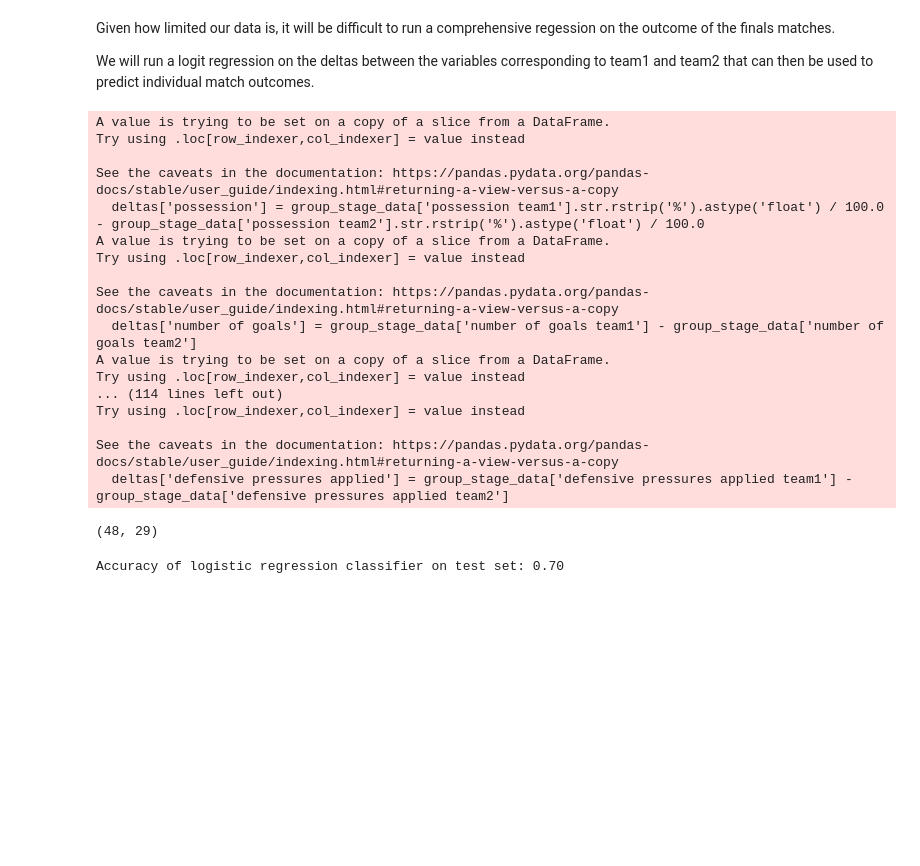
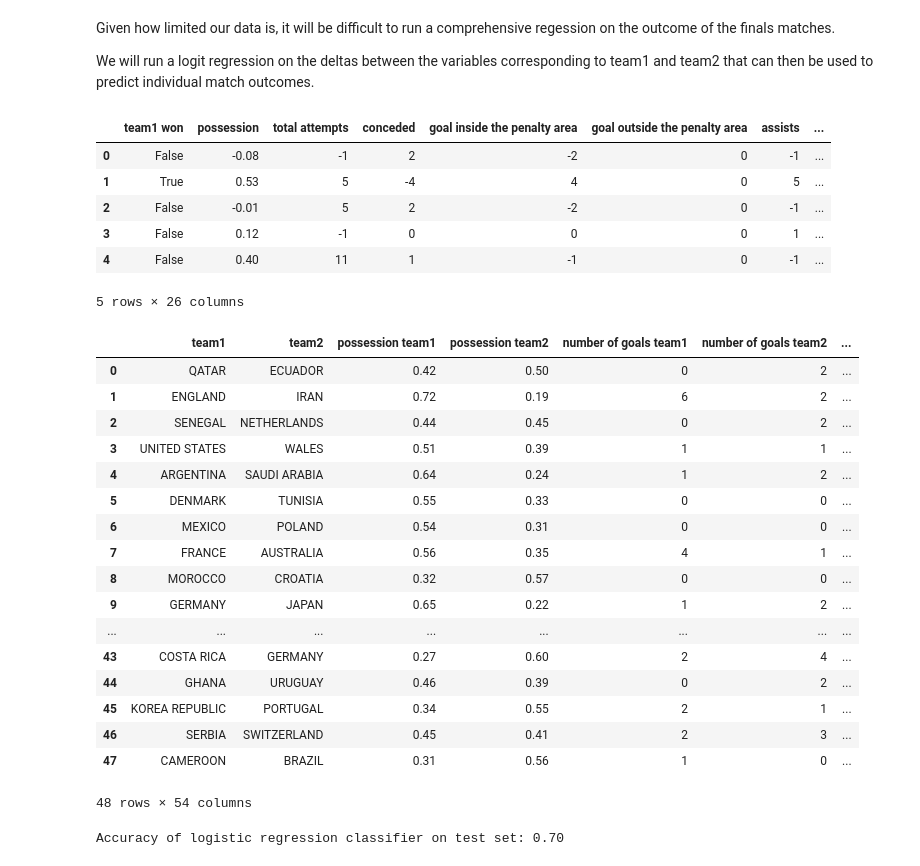
Before and after one commit to vrhughes/DS3001Group, a Jupyter notebook: Results/Group Stage Data/VH_Data_kaggle1_V4.ipynb, the cells around one changed output. Saved outputs shown, nothing was run; the diff lists cells and outputs as text; code cells hidden in the pictures; blank space fills up the shorter version.

```diff
--- a/Results/Group Stage Data/VH_Data_kaggle1_V4.ipynb
+++ b/Results/Group Stage Data/VH_Data_kaggle1_V4.ipynb
@@ -63,11 +69,9 @@ We will run a logit regression on the deltas between the variables corresponding
 # Use Sci-Kit to run regression on did home team win times deltas between different variables
 # %%
 # Creating a new dataframe that represents the differences between team1 and team2 for each variable
+deltas = group_stage_data[['team1 won']].copy()
 
-# Creating a new dataframe "Deltas" that only has the team1 and team2 variable from group_stage_data
-deltas = group_stage_data[['team1 won', 'team1', 'team2']]
 deltas['possession'] = group_stage_data['possession team1'].str.rstrip('%').astype('float') / 100.0 - group_stage_data['possession team2'].str.rstrip('%').astype('float') / 100.0
-deltas['number of goals'] = group_stage_data['number of goals team1'] - group_stage_data['number of goals team2']
 deltas['total attempts'] = group_stage_data['total attempts team1'] - group_stage_data['total attempts team2']
 deltas['conceded'] = group_stage_data['conceded team1'] - group_stage_data['conceded team2']
 deltas['goal inside the penalty area'] = group_stage_data['goal inside the penalty area team1'] - group_stage_data['goal inside the penalty area team2']
@@ -93,26 +97,45 @@ deltas['goal preventions'] = group_stage_data['goal preventions team1'] - group_
 deltas['forced turnovers'] = group_stage_data['forced turnovers team1'] - group_stage_data['forced turnovers team2']
 deltas['defensive pressures applied'] = group_stage_data['defensive pressures applied team1'] - group_stage_data['defensive pressures applied team2']
 
-deltas.shape
+deltas.head()
 # %% [output]
+|  | team1 won | possession | total attempts | conceded | goal inside the penalty area | goal outside the penalty area | assists | ... |
+| 0 | False | -0.08 | -1 | 2 | -2 | 0 | -1 | ... |
+| 1 | True | 0.53 | 5 | -4 | 4 | 0 | 5 | ... |
+| 2 | False | -0.01 | 5 | 2 | -2 | 0 | -1 | ... |
+| 3 | False | 0.12 | -1 | 0 | 0 | 0 | 1 | ... |
+| 4 | False | 0.40 | 11 | 1 | -1 | 0 | -1 | ... |
-A value is trying to be set on a copy of a slice from a DataFrame.
-Try using .loc[row_indexer,col_indexer] = value instead
-
-See the caveats in the documentation: https://pandas.pydata.org/pandas-docs/stable/user_guide/indexing.html#returning-a-view-versus-a-copy
-  deltas['possession'] = group_stage_data['possession team1'].str.rstrip('%').astype('float') / 100.0 - group_stage_data['possession team2'].str.rstrip('%').astype('float') / 100.0
-A value is trying to be set on a copy of a slice from a DataFrame.
-Try using .loc[row_indexer,col_indexer] = value instead
-
-See the caveats in the documentation: https://pandas.pydata.org/pandas-docs/stable/user_guide/indexing.html#returning-a-view-versus-a-copy
-  deltas['number of goals'] = group_stage_data['number of goals team1'] - group_stage_data['number of goals team2']
-A value is trying to be set on a copy of a slice from a DataFrame.
-Try using .loc[row_indexer,col_indexer] = value instead
-... (114 lines left out)
-Try using .loc[row_indexer,col_indexer] = value instead
-
-See the caveats in the documentation: https://pandas.pydata.org/pandas-docs/stable/user_guide/indexing.html#returning-a-view-versus-a-copy
-  deltas['defensive pressures applied'] = group_stage_data['defensive pressures applied team1'] - group_stage_data['defensive pressures applied team2']
+5 rows × 26 columns
-(48, 29)
+# %%
+# Creating arrays for each team that represent the averages of all of their performances from individual group stage matches:
+team_data = group_stage_data.copy()
+
+# Cleaning up the team_data DF:
+team_data = team_data.drop(['category'], axis=1)
+team_data = team_data.drop(['team1 won'], axis=1)
+team_data['possession team1'] = team_data['possession team1'].str.rstrip('%').astype('float') / 100.0
+team_data['possession team2'] = team_data['possession team2'].str.rstrip('%').astype('float') / 100.0
+
+team_data
+# %% [output]
+|  | team1 | team2 | possession team1 | possession team2 | number of goals team1 | number of goals team2 | ... |
+| 0 | QATAR | ECUADOR | 0.42 | 0.50 | 0 | 2 | ... |
+| 1 | ENGLAND | IRAN | 0.72 | 0.19 | 6 | 2 | ... |
+| 2 | SENEGAL | NETHERLANDS | 0.44 | 0.45 | 0 | 2 | ... |
+| 3 | UNITED STATES | WALES | 0.51 | 0.39 | 1 | 1 | ... |
+| 4 | ARGENTINA | SAUDI ARABIA | 0.64 | 0.24 | 1 | 2 | ... |
+| 5 | DENMARK | TUNISIA | 0.55 | 0.33 | 0 | 0 | ... |
+| 6 | MEXICO | POLAND | 0.54 | 0.31 | 0 | 0 | ... |
+| 7 | FRANCE | AUSTRALIA | 0.56 | 0.35 | 4 | 1 | ... |
+| 8 | MOROCCO | CROATIA | 0.32 | 0.57 | 0 | 0 | ... |
+| 9 | GERMANY | JAPAN | 0.65 | 0.22 | 1 | 2 | ... |
+| ... | ... | ... | ... | ... | ... | ... | ... |
+| 43 | COSTA RICA | GERMANY | 0.27 | 0.60 | 2 | 4 | ... |
+| 44 | GHANA | URUGUAY | 0.46 | 0.39 | 0 | 2 | ... |
+| 45 | KOREA REPUBLIC | PORTUGAL | 0.34 | 0.55 | 2 | 1 | ... |
+| 46 | SERBIA | SWITZERLAND | 0.45 | 0.41 | 2 | 3 | ... |
+| 47 | CAMEROON | BRAZIL | 0.31 | 0.56 | 1 | 0 | ... |
+48 rows × 54 columns
 # %%
 from sklearn.model_selection import train_test_split
 from sklearn.linear_model import LogisticRegression
```
Also changed, not shown: parts of 5 cells of this notebook.
